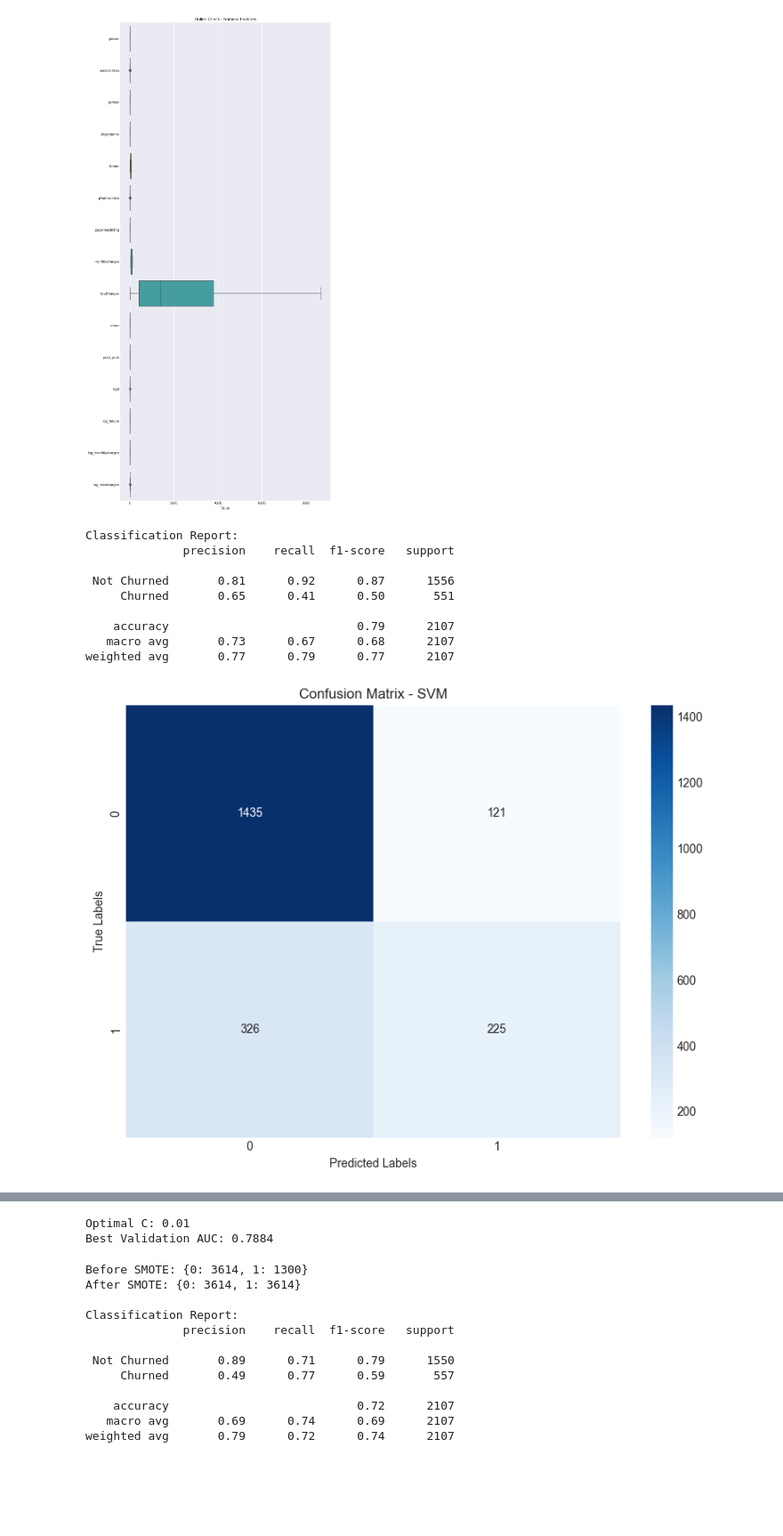
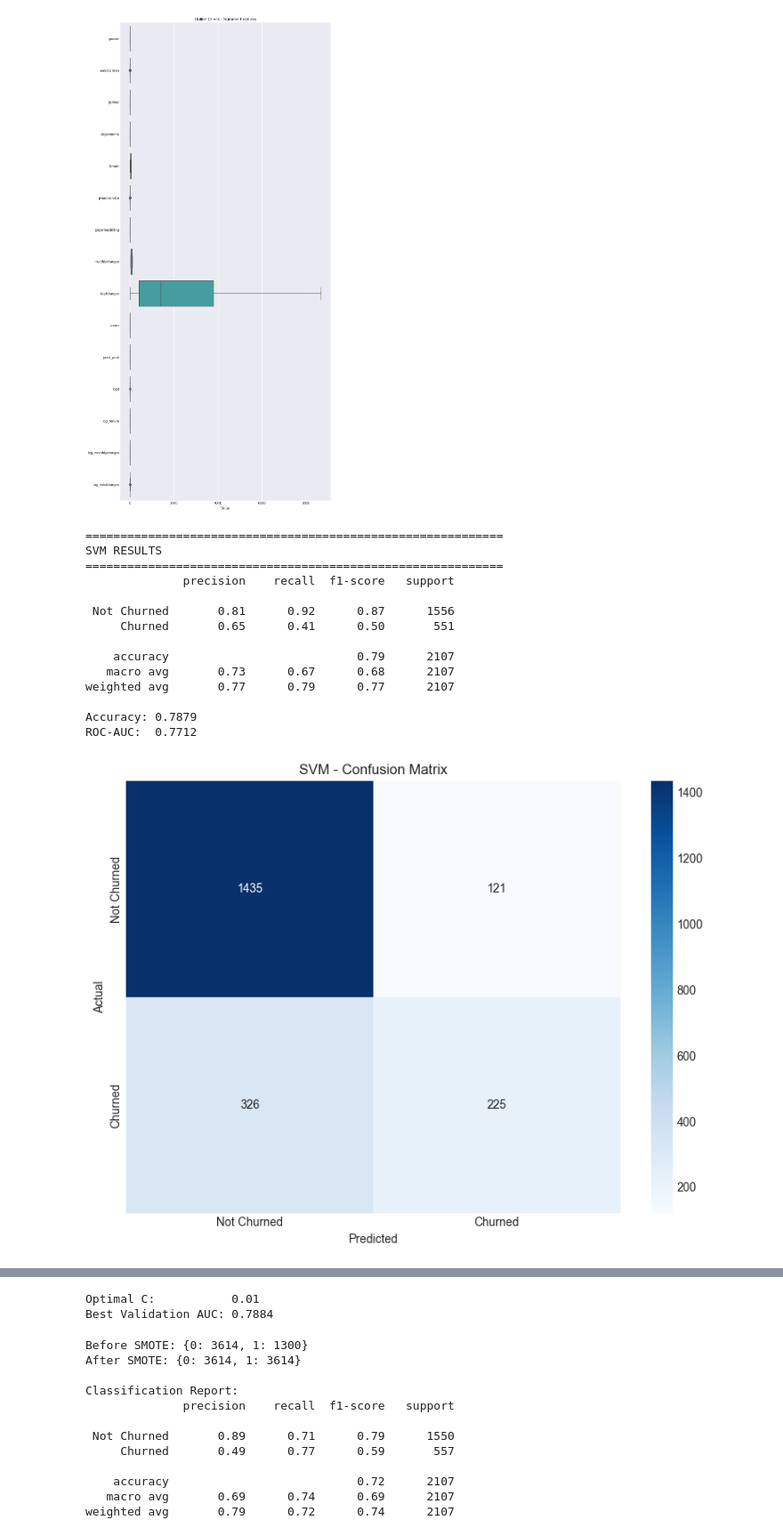
Before and after one commit to arnenyeck06/keystonedata-customer-clv-project, a Jupyter notebook: notebooks/Customer_churn_analysis.ipynb, the cells around one changed output, grey strips where cells are left out. Shown at 89% size. Drawn from its saved outputs; the diff is of its cells as text; code cells hidden in the pictures; blank space fills up the shorter version.

```diff
--- a/notebooks/Customer_churn_analysis.ipynb
+++ b/notebooks/Customer_churn_analysis.ipynb
@@ -520,45 +627,53 @@ plt.show()
 # %% [output]
 [figure]
 # %%
-
+# Features & Target
 svmX = df.drop('churn', axis=1).select_dtypes(include=np.number)
 svmy = df['churn']
 
+# Train-Test Split
 svmX_train, svmX_test, svmy_train, svmy_test = train_test_split(
     svmX, svmy, test_size=0.3, random_state=42
 )
 
-# Feature scaling
+# Feature Scaling
 scaler = StandardScaler()
 svmX_train_scaled = scaler.fit_transform(svmX_train)
 svmX_test_scaled  = scaler.transform(svmX_test)
 
-# SVM model
+# Train Model
 svm_model = SVC(kernel="rbf", C=1.0, gamma="scale", probability=True)
 svm_model.fit(svmX_train_scaled, svmy_train)
 
-# Predict
-svmy_pred = svm_model.predict(svmX_test_scaled)
+# Predictions
+svmy_pred       = svm_model.predict(svmX_test_scaled)
+svmy_pred_proba = svm_model.predict_proba(svmX_test_scaled)[:, 1]
 
-print("\nClassification Report:")
+# Metrics
+print("\n" + "="*60)
+print("SVM RESULTS")
+print("="*60)
 print(classification_report(svmy_test, svmy_pred, target_names=['Not Churned', 'Churned']))
+print(f"Accuracy: {accuracy_score(svmy_test, svmy_pred):.4f}")
+print(f"ROC-AUC:  {roc_auc_score(svmy_test, svmy_pred_proba):.4f}")
 
 # Confusion Matrix
 plt.style.use('seaborn-v0_8-darkgrid')
 fig, ax = plt.subplots(figsize=(8, 6))
 
 cm = confusion_matrix(svmy_test, svmy_pred)
-sns.heatmap(cm, annot=True, fmt='d', cmap='Blues', ax=ax)
+sns.heatmap(cm, annot=True, fmt='d', cmap='Blues',
+            xticklabels=['Not Churned', 'Churned'],
+            yticklabels=['Not Churned', 'Churned'],
+            ax=ax)
 
-ax.set_xlabel('Predicted Labels')
-ax.set_ylabel('True Labels')
-ax.set_title('Confusion Matrix - SVM')
+ax.set_xlabel('Predicted')
+ax.set_ylabel('Actual')
+ax.set_title('SVM - Confusion Matrix')
 plt.tight_layout()
 plt.show()
 
-# Validation curve for SVM
-from sklearn.model_selection import validation_curve
-
+# Validation Curve
 param_range = [0.01, 0.1, 0.5, 1.0, 5.0, 10.0, 50.0]
 
 train_scores, val_scores = validation_curve(
@@ -571,50 +686,52 @@ train_scores, val_scores = validation_curve(
     n_jobs=-1
 )
 
-# Means and stds
 train_mean = np.mean(train_scores, axis=1)
-train_std = np.std(train_scores, axis=1)
-val_mean = np.mean(val_scores, axis=1)
-val_std = np.std(val_scores, axis=1)
+train_std  = np.std(train_scores, axis=1)
+val_mean   = np.mean(val_scores, axis=1)
+val_std    = np.std(val_scores, axis=1)
 
-# Best param
 best_idx = np.argmax(val_mean)
-best_c = param_range[best_idx]
+best_c   = param_range[best_idx]
 best_auc = val_mean[best_idx]
 
-# Plot
 plt.style.use('seaborn-v0_8-darkgrid')
 fig, ax = plt.subplots(figsize=(10, 6))
 
 ax.plot(param_range, train_mean, 'b-o', label='Training score')
 ax.fill_between(param_range, train_mean - train_std,
                 train_mean + train_std, alpha=0.2, color='blue')
 
 ax.plot(param_range, val_mean, 'g-o', label='Validation score')
 ax.fill_between(param_range, val_mean - val_std,
                 val_mean + val_std, alpha=0.2, color='green')
 
 ax.axvline(x=best_c, color='red', linestyle='--',
            label=f'Optimal C={best_c} (AUC={best_auc:.3f})')
 
 ax.set_title('Validation Curve - SVM')
 ax.set_xlabel('C')
 ax.set_ylabel('ROC AUC Score')
 ax.legend(loc='lower right')
 plt.tight_layout()
 plt.show()
 
-print(f"Optimal C: {best_c}")
+print(f"Optimal C:           {best_c}")
 print(f"Best Validation AUC: {best_auc:.4f}")
 # %% [output]
-Classification Report:
+============================================================
+SVM RESULTS
+============================================================
               precision    recall  f1-score   support
 
  Not Churned       0.81      0.92      0.87      1556
      Churned       0.65      0.41      0.50       551
 
     accuracy                           0.79      2107
    macro avg       0.73      0.67      0.68      2107
 weighted avg       0.77      0.79      0.77      2107
+
+Accuracy: 0.7879
+ROC-AUC:  0.7712
-[figure, old version]
+[figure, new version]
 [figure]
```
Also changed, not shown: parts of 12 cells of this notebook.
